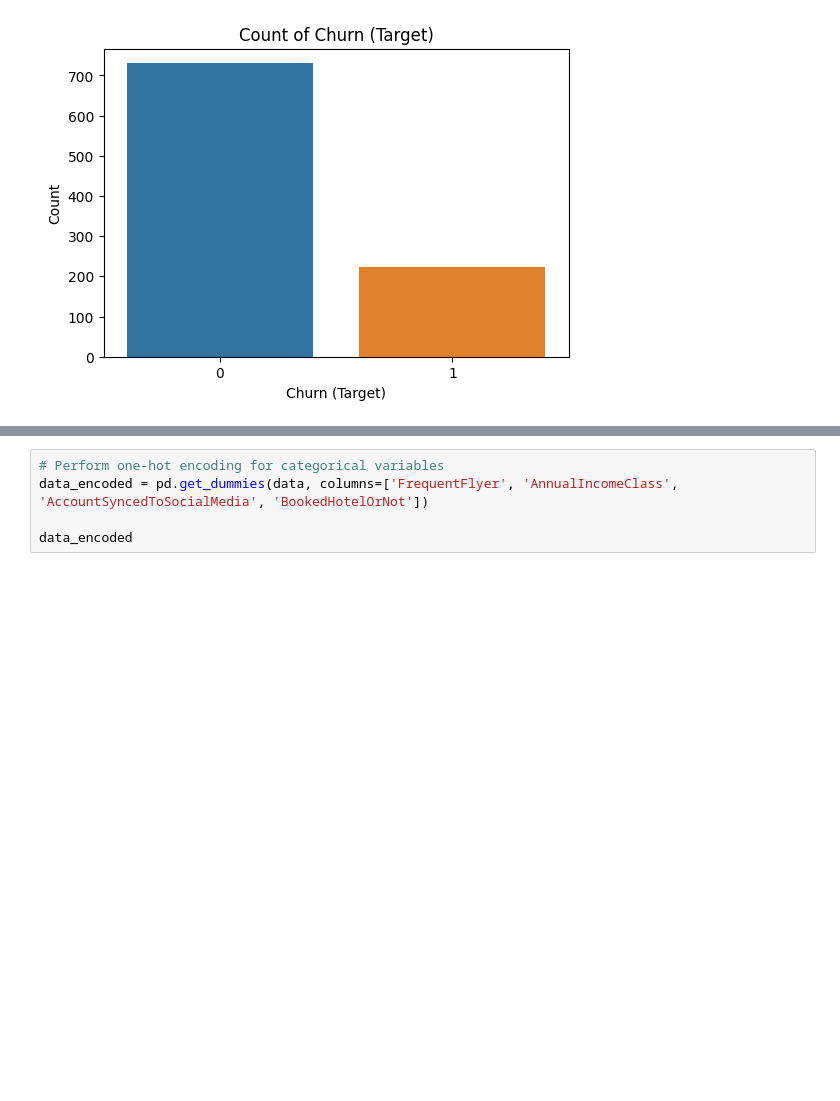
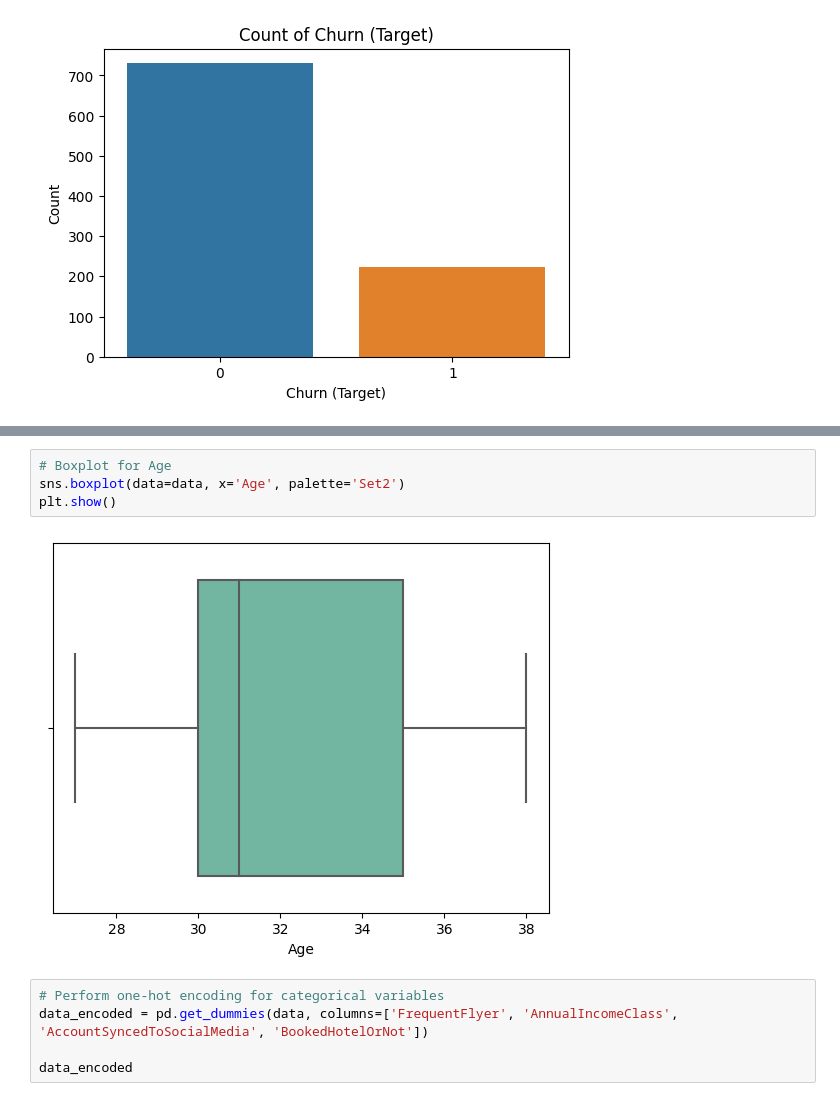
Before and after one commit to brilboy/churn-prediction, a Jupyter notebook: src/eda.ipynb, the cells around one changed output, grey strips where cells are left out. Drawn from its saved outputs; the diff is of its cells as text; blank space fills up the shorter version.

```diff
--- a/src/eda.ipynb
+++ b/src/eda.ipynb
@@ -123,3 +135,9 @@ plt.show()
+# %%
+# Boxplot for Age
+sns.boxplot(data=data, x='Age', palette='Set2')
+plt.show()
+# %% [output]
+[figure, added]
 # %%
 # Perform one-hot encoding for categorical variables
 data_encoded = pd.get_dummies(data, columns=['FrequentFlyer', 'AnnualIncomeClass', 'AccountSyncedToSocialMedia', 'BookedHotelOrNot'])
```
Also changed, not shown: parts of 3 cells of this notebook.
